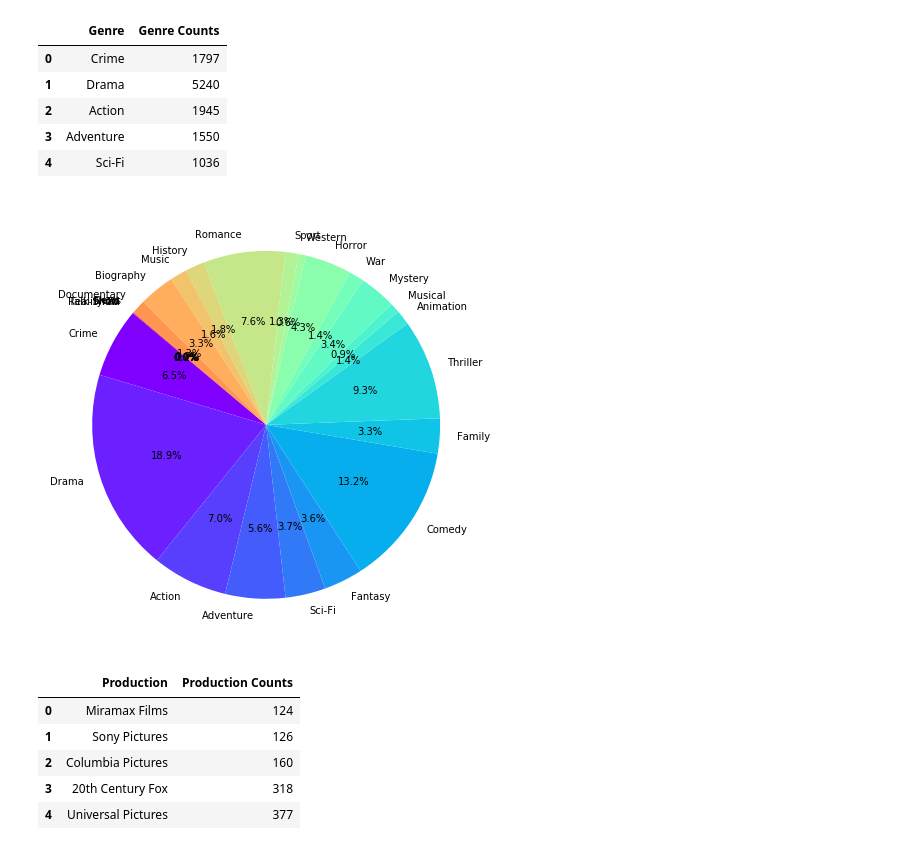
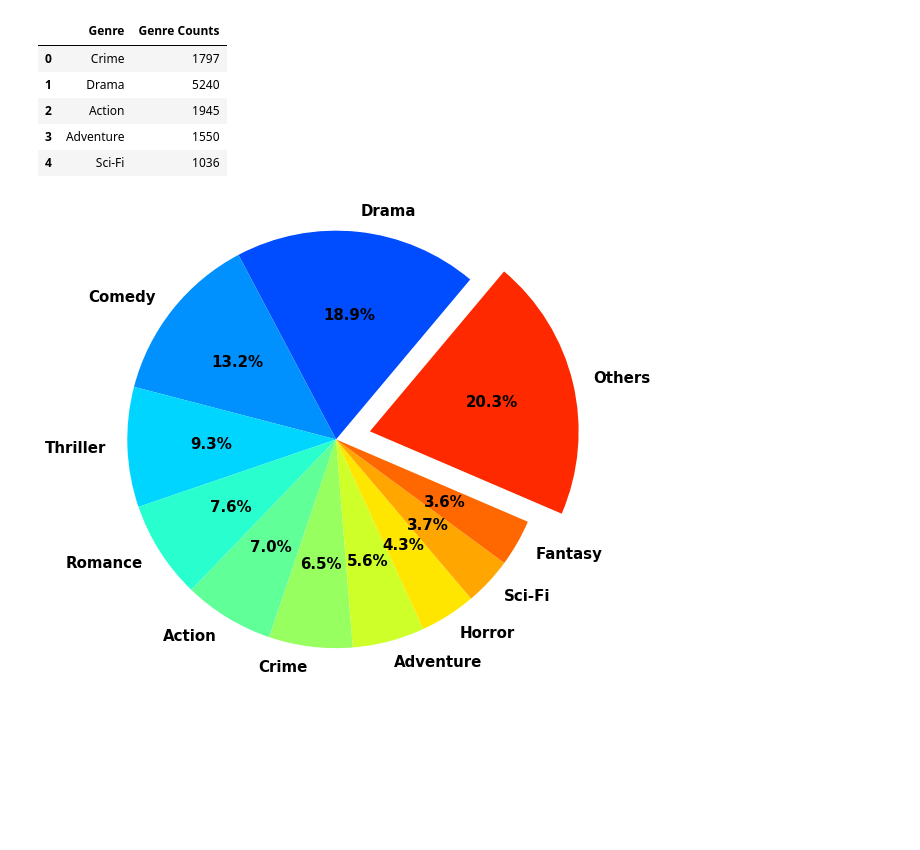
Before and after one commit to TanvirB/Project_Films, a Jupyter notebook: Plots_Analysis.ipynb, the cells around one changed output. Cells and saved outputs as stored; diff of their text form; code cells hidden in the pictures; blank space fills up the shorter version.

Commit message:
Modify plot

```diff
--- a/Plots_Analysis.ipynb
+++ b/Plots_Analysis.ipynb
@@ -21,26 +15,26 @@ movie_genre.head()
 | 3 | Adventure | 1550 |
 | 4 | Sci-Fi | 1036 |
 # %%
-labels = movie_genre["Genre"]
-size   = movie_genre["Genre Counts"]
-color = plt.cm.rainbow(np.linspace(0,1,len(size)))
-explode = np.zeros(len(size))
+movie_genre.sort_values(by=["Genre Counts"], ascending=False, inplace= True)
+movie_genre_top = movie_genre[:10].copy()
+new_row = pd.DataFrame(data = {"Genre" : ["Others"],
+                               "Genre Counts" : [movie_genre["Genre Counts"][10:].sum()]})
+movie_genre_top = pd.concat([movie_genre_top, new_row])
 
-plt.figure(figsize=(8,8))
-plt.pie(size, explode=explode, labels=labels, colors=color,
-        autopct="%1.1f%%", shadow=False, startangle=140)
+labels = movie_genre_top["Genre"]
+size   = movie_genre_top["Genre Counts"]
+color = plt.cm.jet(np.linspace(0,1,len(size)+5))
+explode = []; explode.extend(np.zeros(len(size)-1)); explode.extend([0.2])
+
+
+fig, ax = plt.subplots(figsize=(8, 8), subplot_kw=dict(aspect="equal"))
+patches, texts, autotexts = plt.pie(size, explode=explode, labels=labels, colors=color[3:],
+        autopct="%1.1f%%", shadow=False, startangle=50, radius=1.2)
+plt.setp(autotexts, size=15, weight="bold")
+plt.setp(texts, size=15, weight="bold")
+
+# plt.savefig("Figures/Movie_Genre_PieChart.png")
+
 plt.show()
 # %% [output]
-[figure, old version]
+[figure, new version]
-# %%
-# Plot popular Production as histogram
-movie_production = pd.read_csv("Resources/US_movies_Production.csv")
-movie_production.drop(columns = ["Unnamed: 0"], inplace=True)
-movie_production.head()
-# %% [output]
-|  | Production | Production Counts |
-| 0 | Miramax Films | 124 |
-| 1 | Sony Pictures | 126 |
-| 2 | Columbia Pictures | 160 |
-| 3 | 20th Century Fox | 318 |
-| 4 | Universal Pictures | 377 |
```
Also changed, not shown: parts of 7 cells of this notebook.
